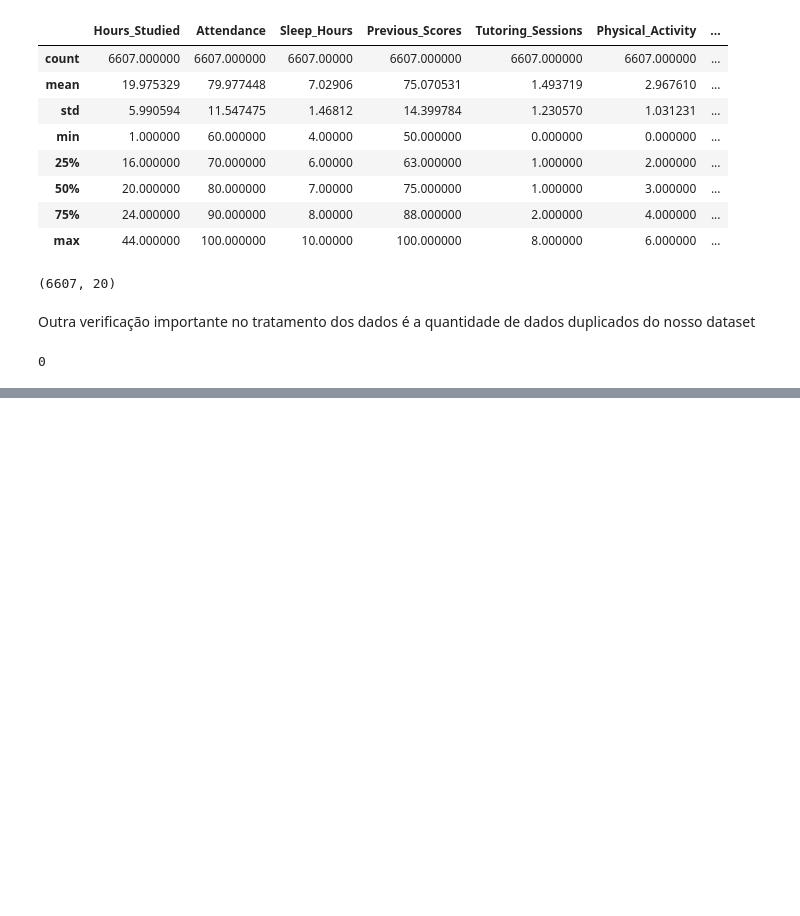
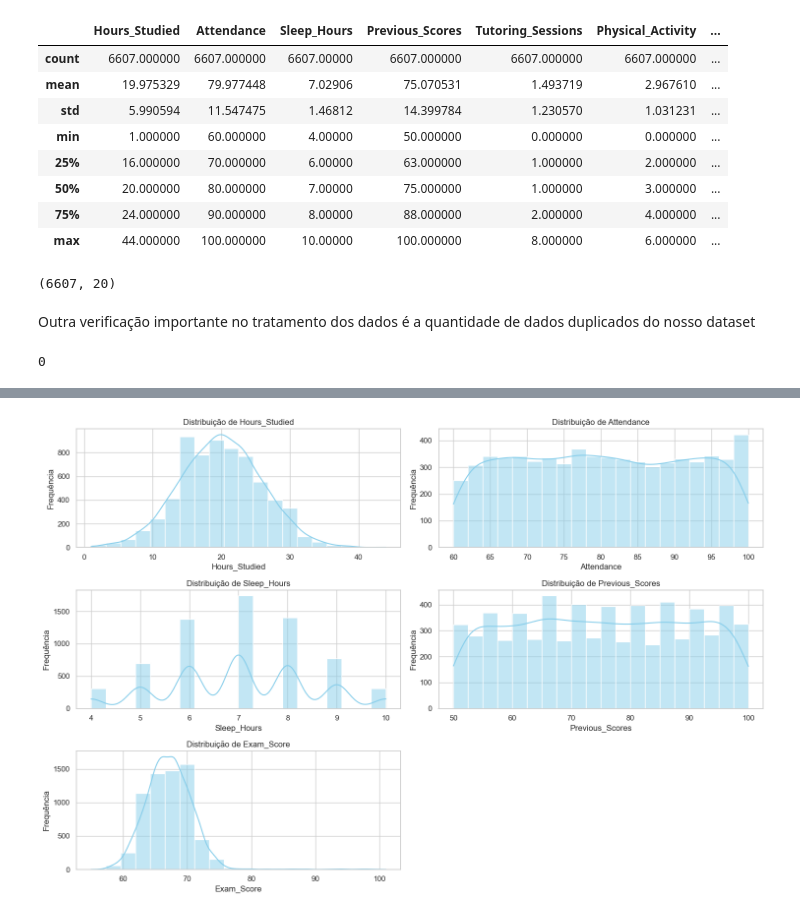
Before and after one commit to notsogreatdavi/PISI3-2024.2, a Jupyter notebook: EDA/EDA.ipynb, the cells around one changed output, grey strips where cells are left out. Cells and saved outputs as stored; diff of their text form; code cells hidden in the pictures; blank space fills up the shorter version.

```diff
--- a/EDA/EDA.ipynb
+++ b/EDA/EDA.ipynb
@@ -86,0 +96,15 @@ df_students.describe()
+# %%
+num_vars = ['Hours_Studied', 'Attendance', 'Sleep_Hours', 'Previous_Scores', 'Exam_Score']
+
+plt.figure(figsize=(15, 10))
+for i, var in enumerate(num_vars, 1):
+    plt.subplot(3, 2, i)
+    sns.histplot(df_students[var], kde=True, bins=20, color='skyblue')
+    plt.title(f'Distribuição de {var}')
+    plt.xlabel(var)
+    plt.ylabel('Frequência')
+
+plt.tight_layout()
+plt.show()
+# %% [output]
+[figure, added]
```
Also changed, not shown: parts of 8 cells of this notebook.
